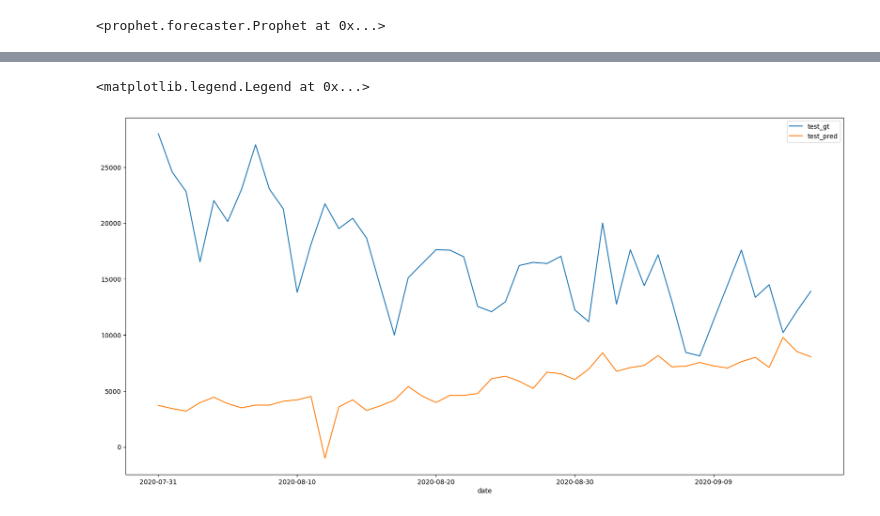
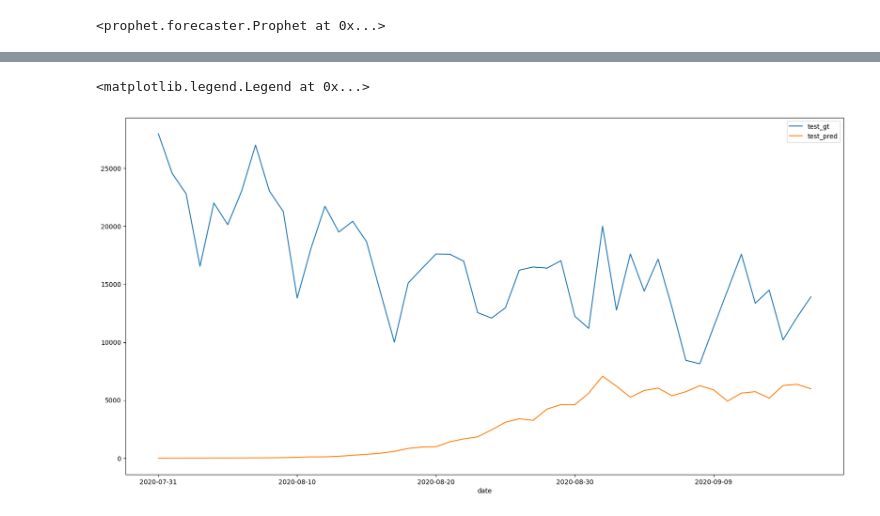
Before and after one commit to zshi719/LTV_DataSci_Capstone_Project, a Jupyter notebook: models/Prophet_Multiple_Regressors/tilly_Prophet_Multiple_Regressors.ipynb, the cells around one changed output, grey strips where cells are left out. Saved outputs shown, nothing was run; the diff lists cells and outputs as text; code cells hidden in the pictures.

```diff
--- a/models/Prophet_Multiple_Regressors/tilly_Prophet_Multiple_Regressors.ipynb
+++ b/models/Prophet_Multiple_Regressors/tilly_Prophet_Multiple_Regressors.ipynb
@@ -244,14 +216,10 @@ ne_maes = []
 # %%
 # Use cross validation to evaluate all parameters
-for params in all_params:
+for params in to_tune:
     ne_tuned_prophet = Prophet(**params)
     ne_tuned_prophet.add_country_holidays(country_name='US')
-    ne_tuned_prophet.add_regressor("cat__social_distancing_encounters_grade_A")
-    ne_tuned_prophet.add_regressor("cat__social_distancing_encounters_grade_F")
     ne_tuned_prophet.add_regressor("cat__social_distancing_travel_distance_grade_F")
-    ne_tuned_prophet.add_regressor("cat__social_distancing_total_grade_F")
     ne_tuned_prophet.add_regressor("num__daily_state_test")
-    ne_tuned_prophet.add_regressor("num__temperature")
 
     ne_tuned_prophet.fit(ne_train)
 
@@ -392,11 +335,10 @@ all_params = [dict(zip(param_grid.keys(), v)) for v in itertools.product(*param_
 s_maes = []
 # %%
 # Use cross validation to evaluate all parameters
-for params in all_params:
+for params in to_tune:
     s_tuned_prophet = Prophet(**params)
     s_tuned_prophet.add_country_holidays(country_name='US')
     s_tuned_prophet.add_regressor("num__daily_state_test")
-    s_tuned_prophet.add_regressor("num__temperature")
     s_tuned_prophet.fit(s_train)
 
     df_cv = cross_validation(s_tuned_prophet, initial='90 days',
@@ -451,5 +397,5 @@ print(tuning_results)
 # %%
 # Find the best hyperparameter
-best_params = all_params[np.argmin(s_maes)]
+best_params = to_tune[np.argmin(s_maes)]
 print(best_params)
 # %% [output]
@@ -457,12 +403,9 @@ print(best_params)
 # %% [markdown]
 ## S Region Model
 # %%
-s_tuned_prophet = Prophet(changepoint_prior_scale = 0.5,
-                           seasonality_prior_scale = 1.0,
-                         changepoint_range=1.0)
+s_tuned_prophet = Prophet(**best_params)
 s_tuned_prophet.add_country_holidays(country_name='US')
 s_tuned_prophet.add_regressor("num__daily_state_test")
-s_tuned_prophet.add_regressor("num__temperature")
 # %% [output]
 <prophet.forecaster.Prophet at 0x...>
 # %%
@@ -491,10 +434,11 @@ s_tuned_forecast = s_tuned_prophet.predict(s_tuned_future)
 # %%
 # Visualizing test data fitted values
 s_test_pred = s_tuned_forecast["yhat"]
+s_test_pred = np.exp(s_test_pred)
 s_test_pred.index = s_test_plot.index
 pd.concat([s_test_plot, s_test_pred], axis=1).plot(figsize=(20, 10))
 plt.legend(['test_gt', 'test_pred'])
 # %% [output]
 <matplotlib.legend.Legend at 0x...>
-[figure, old version]
+[figure, new version]
 # %%
```
Also changed, not shown: parts of 44 cells of this notebook, 7 other files.
